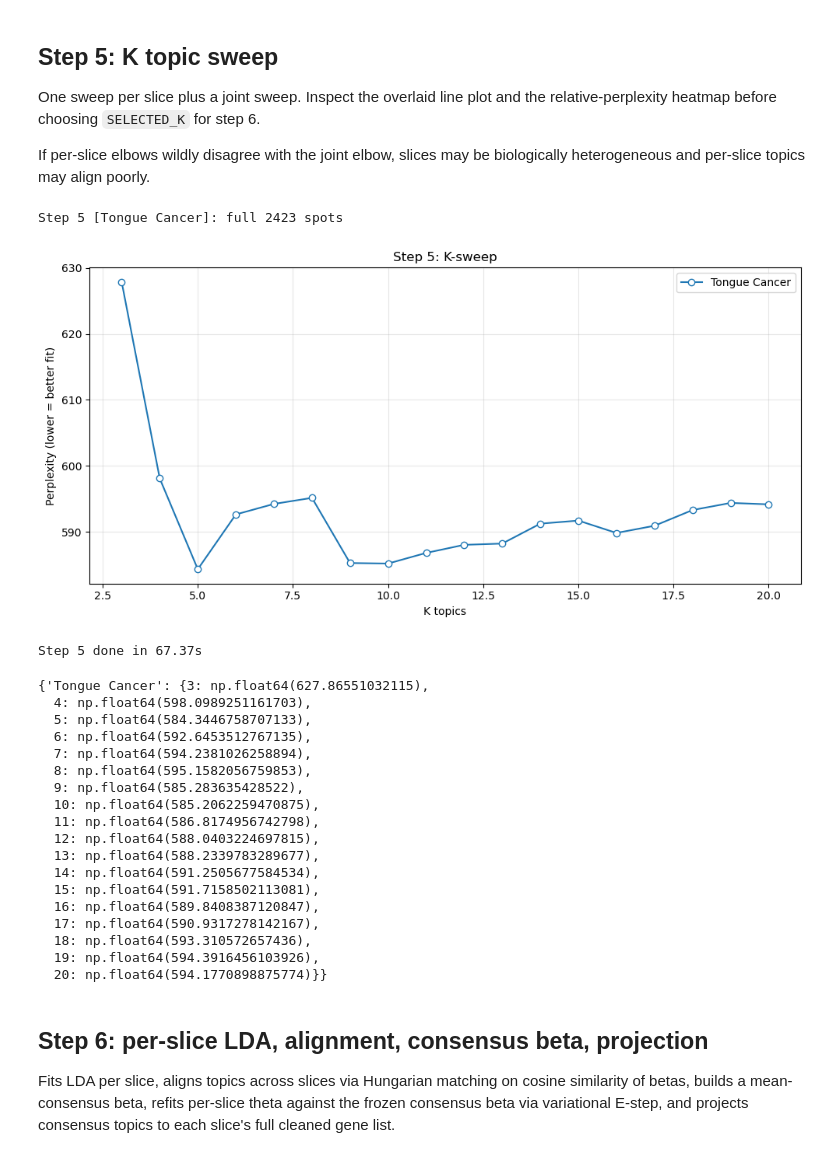
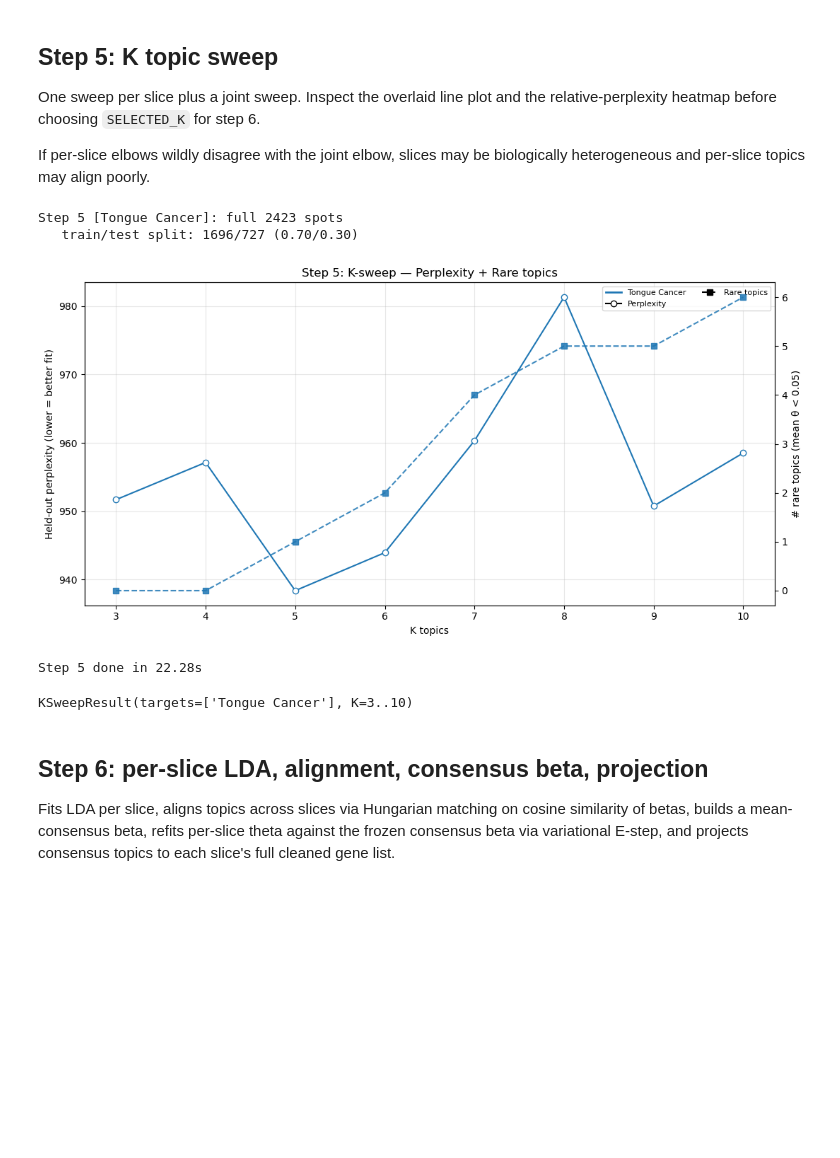
Before and after one commit to Perik-Zavodskii/CoexpressDeconvolve, a Jupyter notebook: CoexpressDeconvolve.ipynb, the cells around one changed output. Cells and saved outputs as stored; diff of their text form; code cells hidden in the pictures; blank space fills up the shorter version.

```diff
--- a/CoexpressDeconvolve.ipynb
+++ b/CoexpressDeconvolve.ipynb
@@ -64,7 +64,7 @@ Per-slice noise gene removal, intersection across slices, then HVG selection on
 # %%
 hvg_pack = codeconv.step3_feature_selection(
     slices, config_path, species,
-    n_hvg=2000,
+    n_hvg=3000,
 )
 # %% [output]
 Step 3: noise filter (species=hs)
@@ -97,33 +100,15 @@ If per-slice elbows wildly disagree with the joint elbow, slices may be biologic
 # %%
 codeconv.step5_ksweep(
     hvg_pack,
-    min_k=3, max_k=20, step=1,
-    subsample_frac=1.0,
-    doc_topic_prior=0.1,
-    topic_word_prior=0.01,
+    min_k=3, max_k=10,
+    perc_rare_thresh = 0.05,
 )
 # %% [output]
 Step 5 [Tongue Cancer]: full 2423 spots
+   train/test split: 1696/727 (0.70/0.30)
-[figure, old version]
+[figure, new version]
-Step 5 done in 67.37s
+Step 5 done in 22.28s
-{'Tongue Cancer': {3: np.float64(627.86551032115),
-  4: np.float64(598.0989251161703),
-  5: np.float64(584.3446758707133),
-  6: np.float64(592.6453512767135),
-  7: np.float64(594.2381026258894),
-  8: np.float64(595.1582056759853),
-  9: np.float64(585.283635428522),
-  10: np.float64(585.2062259470875),
-  11: np.float64(586.8174956742798),
-  12: np.float64(588.0403224697815),
-  13: np.float64(588.2339783289677),
-  14: np.float64(591.2505677584534),
-  15: np.float64(591.7158502113081),
-  16: np.float64(589.8408387120847),
-  17: np.float64(590.9317278142167),
-  18: np.float64(593.310572657436),
-  19: np.float64(594.3916456103926),
-  20: np.float64(594.1770898875774)}}
+KSweepResult(targets=['Tongue Cancer'], K=3..10)
 # %% [markdown]
 ## Step 6: per-slice LDA, alignment, consensus beta, projection
 Fits LDA per slice, aligns topics across slices via Hungarian matching on cosine similarity of betas, builds a mean-consensus beta, refits per-slice theta against the frozen consensus beta via variational E-step, and projects consensus topics to each slice's full cleaned gene list.
```
Also changed, not shown: parts of 6 cells of this notebook, 1 other file.
